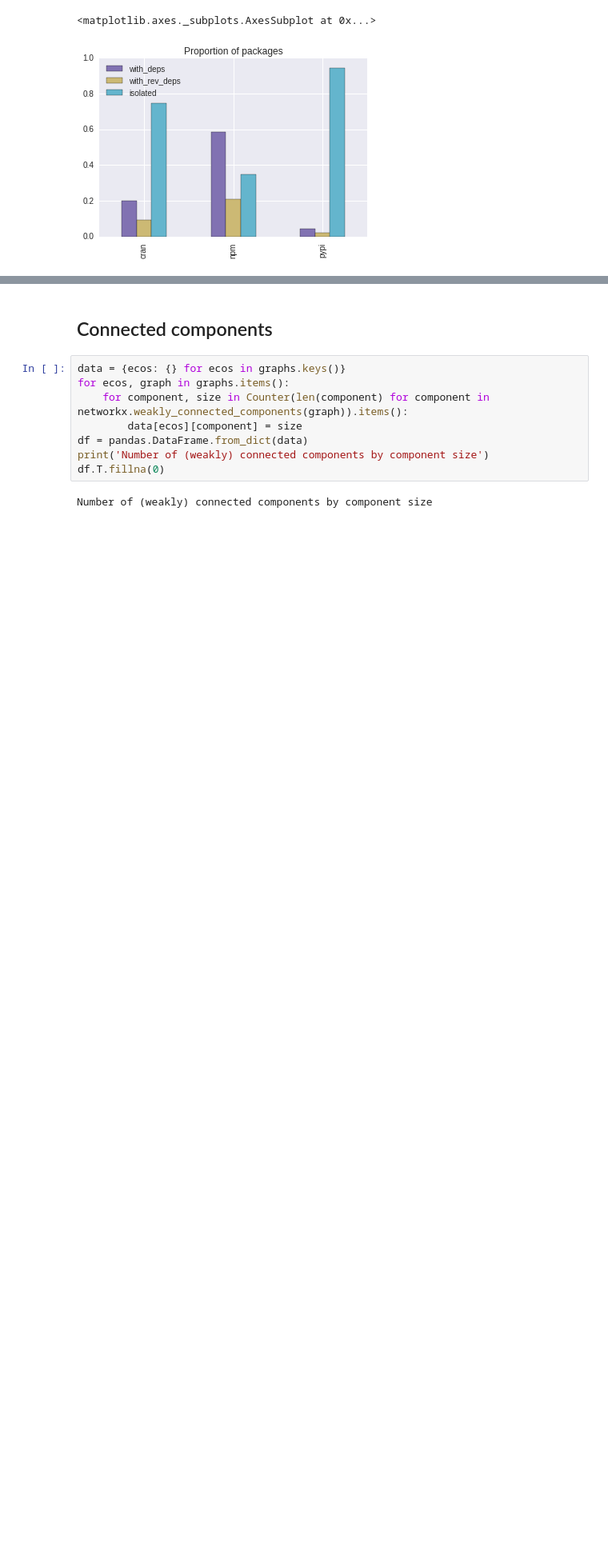
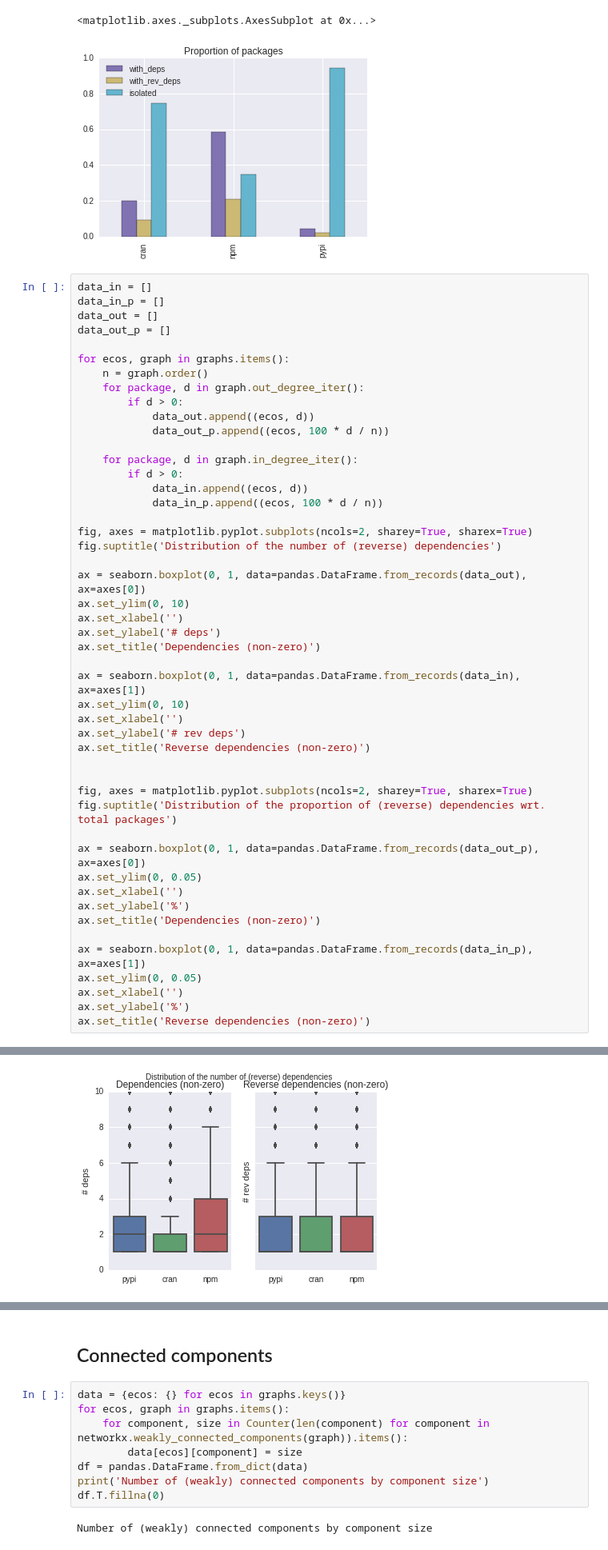
Before and after one commit to maelick/ecos-analysis, a Jupyter notebook: WEA2016-ecos/notebook/Ecosystem graphs.ipynb, the cells around one changed output, grey strips where cells are left out. Shown at 80% size. Drawn from its saved outputs; the diff is of its cells as text; blank space fills up the shorter version.

```diff
--- a/WEA2016-ecos/notebook/Ecosystem graphs.ipynb
+++ b/WEA2016-ecos/notebook/Ecosystem graphs.ipynb
@@ -62,3 +62,52 @@ df[['with_deps', 'with_rev_deps', 'isolated']].plot.bar(title='Proportion of pac
 # %% [output]
 <matplotlib.axes._subplots.AxesSubplot at 0x...>
 [figure]
+# %%
+data_in = []
+data_in_p = []
+data_out = []
+data_out_p = []
+
+for ecos, graph in graphs.items():
+    n = graph.order()
+    for package, d in graph.out_degree_iter():
+        if d > 0:
+            data_out.append((ecos, d))
+            data_out_p.append((ecos, 100 * d / n))
+
+    for package, d in graph.in_degree_iter():
+        if d > 0:
+            data_in.append((ecos, d))
+            data_in_p.append((ecos, 100 * d / n))
+
+fig, axes = matplotlib.pyplot.subplots(ncols=2, sharey=True, sharex=True)
+fig.suptitle('Distribution of the number of (reverse) dependencies')
+
+ax = seaborn.boxplot(0, 1, data=pandas.DataFrame.from_records(data_out), ax=axes[0])
+ax.set_ylim(0, 10)
+ax.set_xlabel('')
+ax.set_ylabel('# deps')
+ax.set_title('Dependencies (non-zero)')
+
+ax = seaborn.boxplot(0, 1, data=pandas.DataFrame.from_records(data_in), ax=axes[1])
+ax.set_ylim(0, 10)
+ax.set_xlabel('')
+ax.set_ylabel('# rev deps')
+ax.set_title('Reverse dependencies (non-zero)')
+
+
+fig, axes = matplotlib.pyplot.subplots(ncols=2, sharey=True, sharex=True)
+fig.suptitle('Distribution of the proportion of (reverse) dependencies wrt. total packages')
+
+ax = seaborn.boxplot(0, 1, data=pandas.DataFrame.from_records(data_out_p), ax=axes[0])
+ax.set_ylim(0, 0.05)
+ax.set_xlabel('')
+ax.set_ylabel('%')
+ax.set_title('Dependencies (non-zero)')
+
+ax = seaborn.boxplot(0, 1, data=pandas.DataFrame.from_records(data_in_p), ax=axes[1])
+ax.set_ylim(0, 0.05)
+ax.set_xlabel('')
+ax.set_ylabel('%')
+ax.set_title('Reverse dependencies (non-zero)')
+# %% [output]
@@ -64,0 +115 @@ df[['with_deps', 'with_rev_deps', 'isolated']].plot.bar(title='Proportion of pac
+[figure, added]
```
Also changed, not shown: parts of 6 cells of this notebook.
